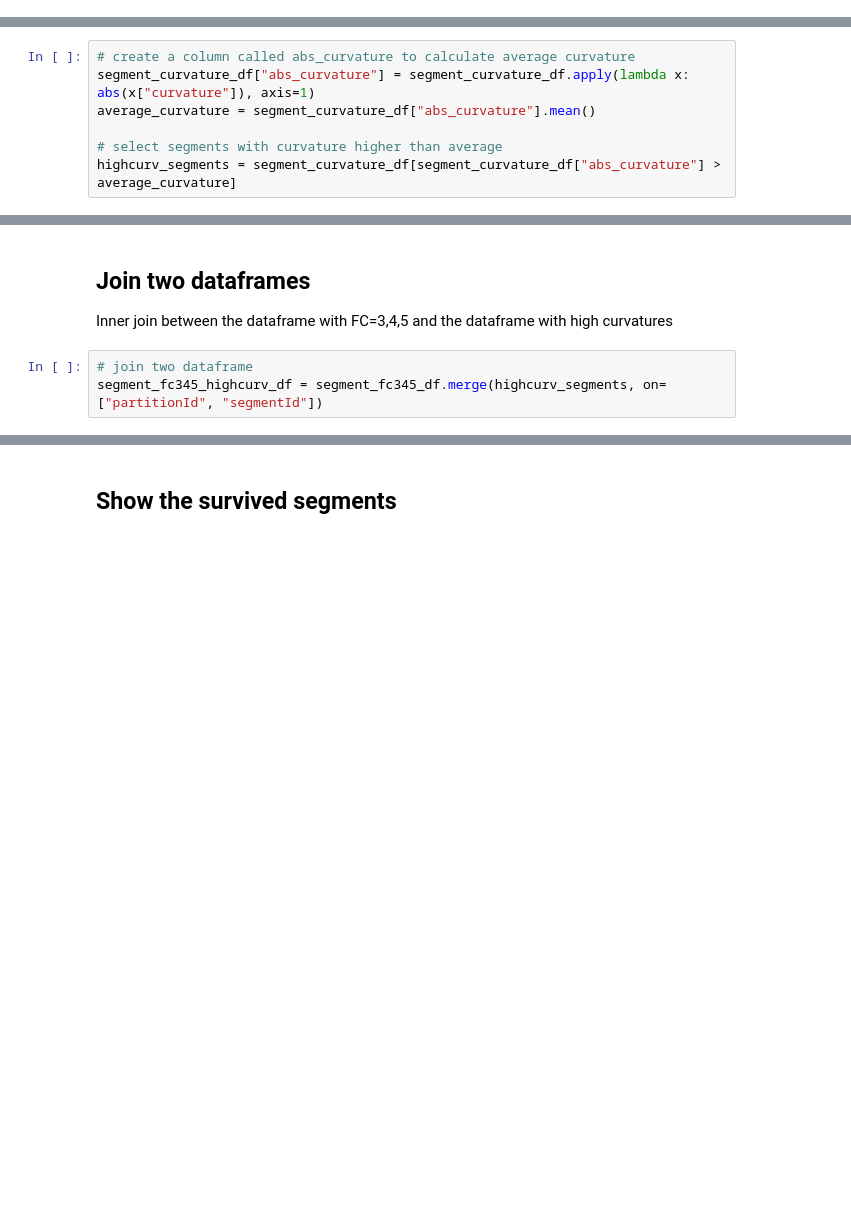
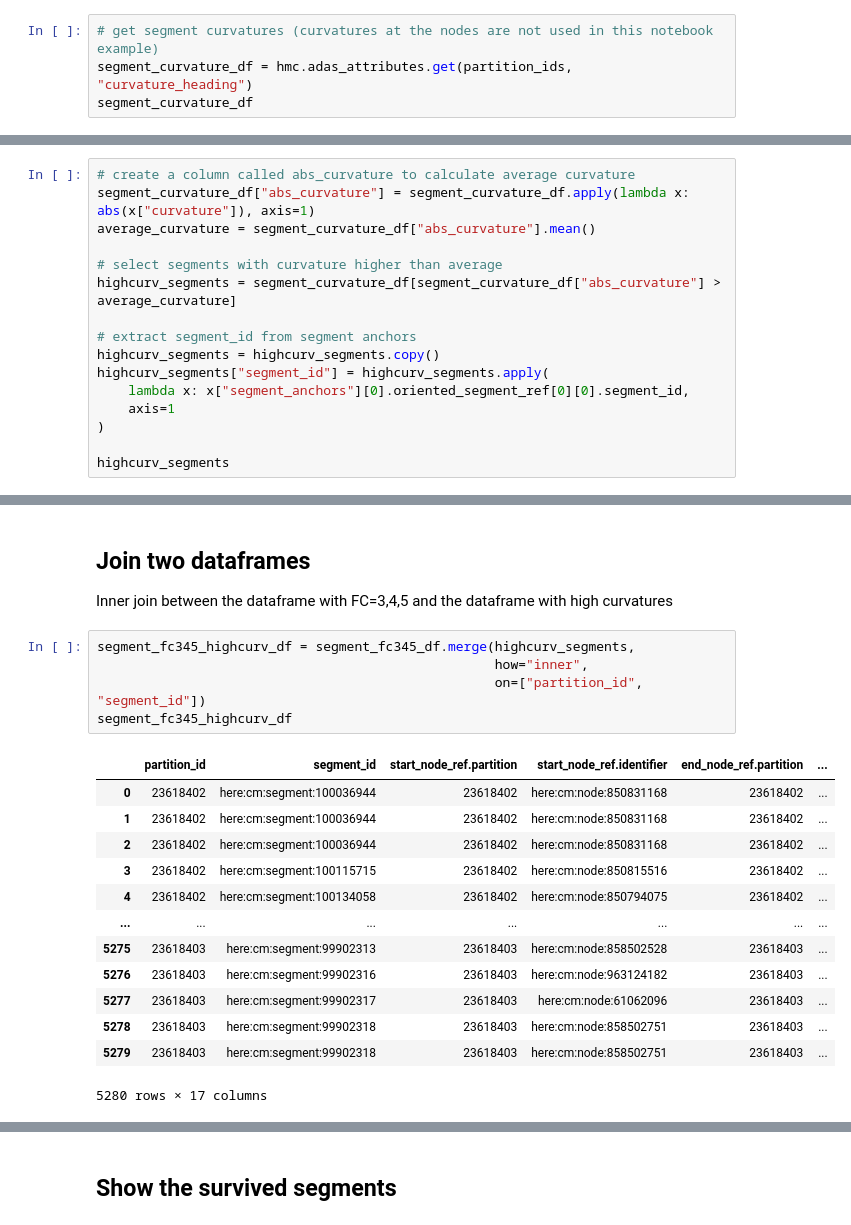
Before and after one commit to heremaps/here-data-sdk-examples-python, a Jupyter notebook: tutorials/FunctionalClassCurvatureAnalysis_hmc.ipynb, the cells around one changed output, grey strips where cells are left out. Drawn from its saved outputs; the diff is of its cells as text; blank space fills up the shorter version.

```diff
--- a/tutorials/FunctionalClassCurvatureAnalysis_hmc.ipynb
+++ b/tutorials/FunctionalClassCurvatureAnalysis_hmc.ipynb
@@ -182,0 +224,4 @@ segment_curvature_df
+# %%
+# get segment curvatures (curvatures at the nodes are not used in this notebook example)
+segment_curvature_df = hmc.adas_attributes.get(partition_ids, "curvature_heading")
+segment_curvature_df
@@ -189,3 +249,12 @@ average_curvature = segment_curvature_df["abs_curvature"].mean()
 
 # select segments with curvature higher than average
 highcurv_segments = segment_curvature_df[segment_curvature_df["abs_curvature"] > average_curvature]
+
+# extract segment_id from segment anchors
+highcurv_segments = highcurv_segments.copy()
+highcurv_segments["segment_id"] = highcurv_segments.apply(
+    lambda x: x["segment_anchors"][0].oriented_segment_ref[0][0].segment_id,
+    axis=1
+)
+
+highcurv_segments
@@ -192,9 +276,25 @@ highcurv_segments = segment_curvature_df[segment_curvature_df["abs_curvature"] >
 # %% [markdown]
 ## Join two dataframes
 Inner join between the dataframe with FC=3,4,5 and the dataframe with high curvatures
-# %%
-# join two dataframe
-segment_fc345_highcurv_df = segment_fc345_df.merge(highcurv_segments, on=["partitionId", "segmentId"])
+# %%
+segment_fc345_highcurv_df = segment_fc345_df.merge(highcurv_segments,
+                                                   how="inner",
+                                                   on=["partition_id", "segment_id"])
+segment_fc345_highcurv_df
+# %% [output]
+|  | partition_id | segment_id | start_node_ref.partition | start_node_ref.identifier | end_node_ref.partition | ... |
+| 0 | 23618402 | here:cm:segment:100036944 | 23618402 | here:cm:node:850831168 | 23618402 | ... |
+| 1 | 23618402 | here:cm:segment:100036944 | 23618402 | here:cm:node:850831168 | 23618402 | ... |
+| 2 | 23618402 | here:cm:segment:100036944 | 23618402 | here:cm:node:850831168 | 23618402 | ... |
+| 3 | 23618402 | here:cm:segment:100115715 | 23618402 | here:cm:node:850815516 | 23618402 | ... |
+| 4 | 23618402 | here:cm:segment:100134058 | 23618402 | here:cm:node:850794075 | 23618402 | ... |
+| ... | ... | ... | ... | ... | ... | ... |
+| 5275 | 23618403 | here:cm:segment:99902313 | 23618403 | here:cm:node:858502528 | 23618403 | ... |
+| 5276 | 23618403 | here:cm:segment:99902316 | 23618403 | here:cm:node:963124182 | 23618403 | ... |
+| 5277 | 23618403 | here:cm:segment:99902317 | 23618403 | here:cm:node:61062096 | 23618403 | ... |
+| 5278 | 23618403 | here:cm:segment:99902318 | 23618403 | here:cm:node:858502751 | 23618403 | ... |
+| 5279 | 23618403 | here:cm:segment:99902318 | 23618403 | here:cm:node:858502751 | 23618403 | ... |
+5280 rows × 17 columns
 # %%
 # drop abs_curvature which was used to calculate average curvature
 merged_df = segment_fc345_highcurv_df.drop("abs_curvature", axis=1)
```
Also changed, not shown: parts of 25 cells of this notebook.
